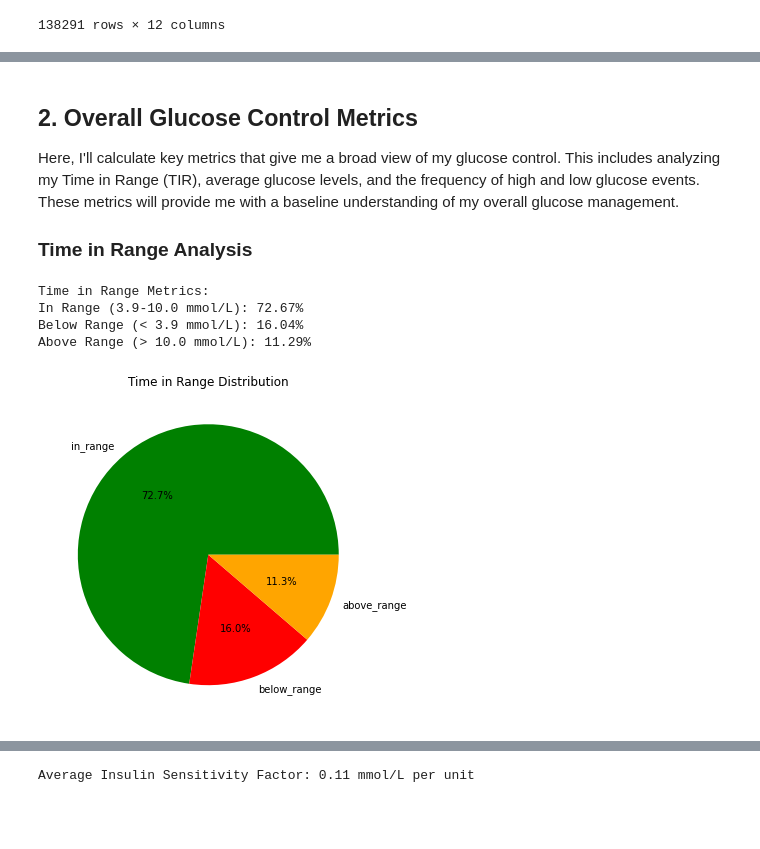
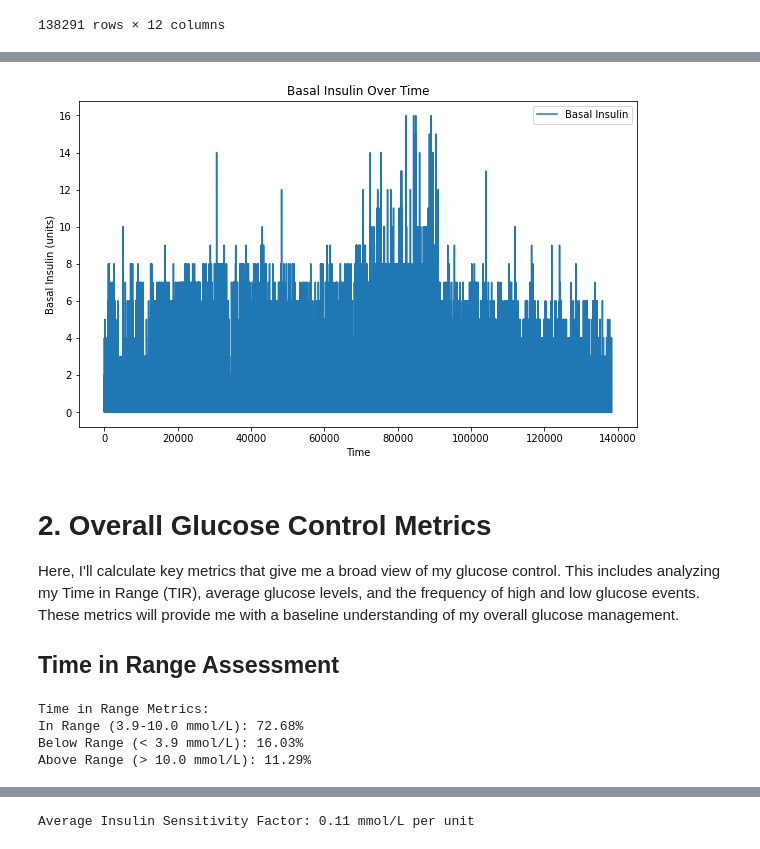
Before and after one commit to Warren8824/simple-glucose-analysis, a Jupyter notebook: glucose_analysis.ipynb, the cells around one changed output, grey strips where cells are left out. Drawn from its saved outputs; the diff is of its cells as text; code cells hidden in the pictures; blank space fills up the shorter version.

```diff
--- a/glucose_analysis.ipynb
+++ b/glucose_analysis.ipynb
@@ -74,4 +74,4 @@ import seaborn as sns
 from scipy import stats
 # %%
 # Load my data
-df = pd.read_csv('data/sample_data.csv', index_col=0)
+df = pd.read_csv('data/sample_analysis_data.csv', index_col=0)
@@ -156,8 +156,21 @@ df.describe()
+# %%
+import matplotlib.pyplot as plt
+
+# Assuming your DataFrame is called 'df' and has a 'basal' column
+plt.figure(figsize=(10, 6))
+plt.plot(df['bolus'], label='Basal Insulin')
+plt.title('Basal Insulin Over Time')
+plt.xlabel('Time')
+plt.ylabel('Basal Insulin (units)')
+plt.legend()
+plt.show()
+# %% [output]
+[figure, added]
 # %% [markdown]
-## 2. Overall Glucose Control Metrics
+# 2. Overall Glucose Control Metrics
 Here, I'll calculate key metrics that give me a broad view of my glucose control. This includes analyzing my Time in Range (TIR), average glucose levels, and the frequency of high and low glucose events. These metrics will provide me with a baseline understanding of my overall glucose management.
 
-### Time in Range Analysis
+## Time in Range Assessment
 # %%
 def calculate_tir(data):
     total_readings = len(data)
@@ -178,17 +191,6 @@ print(f"Below Range (< 3.9 mmol/L): {tir['below_range']:.2f}%")
 print(f"Above Range (> 10.0 mmol/L): {tir['above_range']:.2f}%")
 # %% [output]
 Time in Range Metrics:
-In Range (3.9-10.0 mmol/L): 72.67%
-Below Range (< 3.9 mmol/L): 16.04%
+In Range (3.9-10.0 mmol/L): 72.68%
+Below Range (< 3.9 mmol/L): 16.03%
 Above Range (> 10.0 mmol/L): 11.29%
-# %%
-# Define colors for each section: green for in-range, red for below, yellow for above
-colors = ['green', 'red', 'orange']
-
-# Visualize Time in Range
-plt.figure(figsize=(10, 6))
-plt.pie(tir.values(), labels=tir.keys(), autopct='%1.1f%%', colors=colors)
-plt.title('Time in Range Distribution')
-plt.show()
-# %% [output]
-[figure, removed]
```
Also changed, not shown: parts of 27 cells of this notebook.
